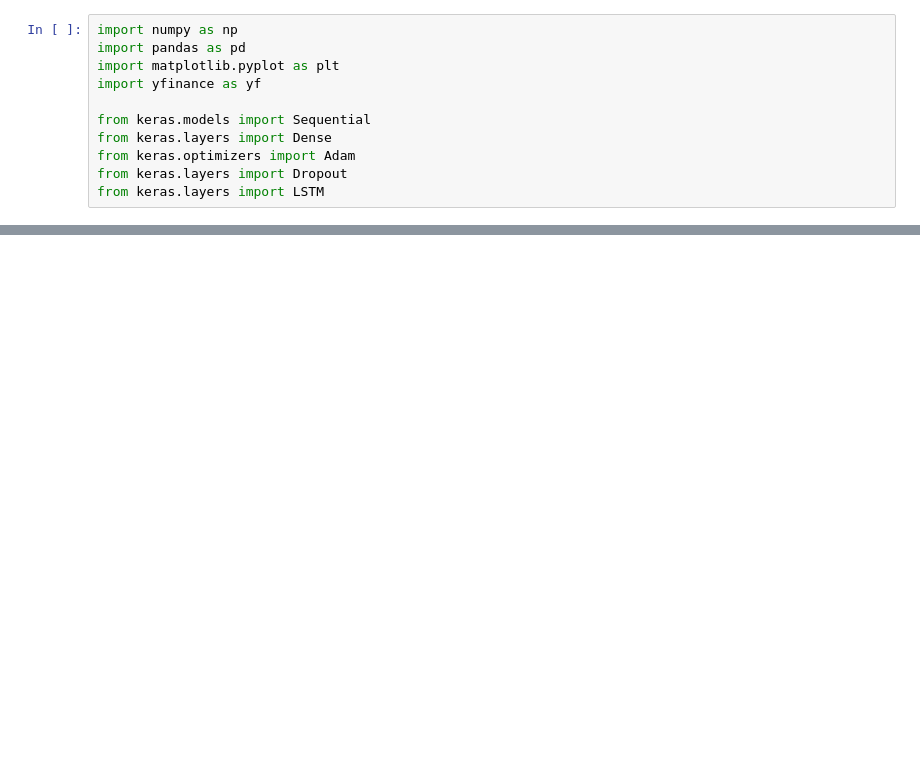
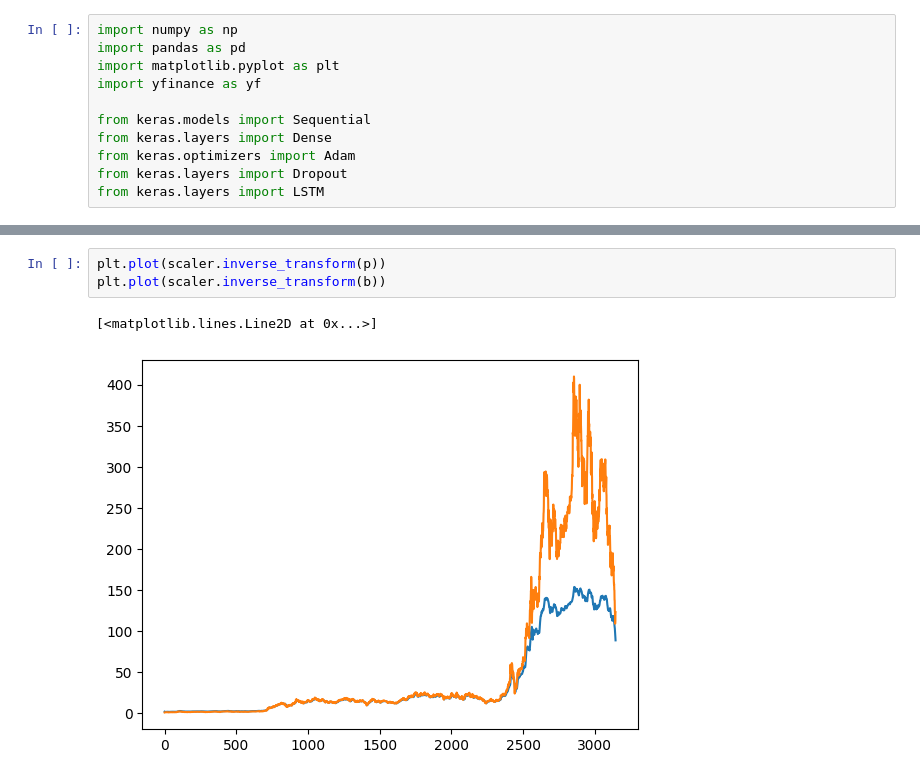
Before and after one commit to khanhtrinh2003/Finance, a Jupyter notebook: Prediction/recurrent_neural_network.ipynb, the cells around one changed output, grey strips where cells are left out. Drawn from its saved outputs; the diff is of its cells as text; blank space fills up the shorter version.

```diff
--- a/Prediction/recurrent_neural_network.ipynb
+++ b/Prediction/recurrent_neural_network.ipynb
@@ -77,0 +107,6 @@ plt.show()
+# %%
+plt.plot(scaler.inverse_transform(p))
+plt.plot(scaler.inverse_transform(b))
+# %% [output]
+[<matplotlib.lines.Line2D at 0x...>]
+[figure, added]
```
Also changed, not shown: parts of 9 cells of this notebook, 7 other files.
